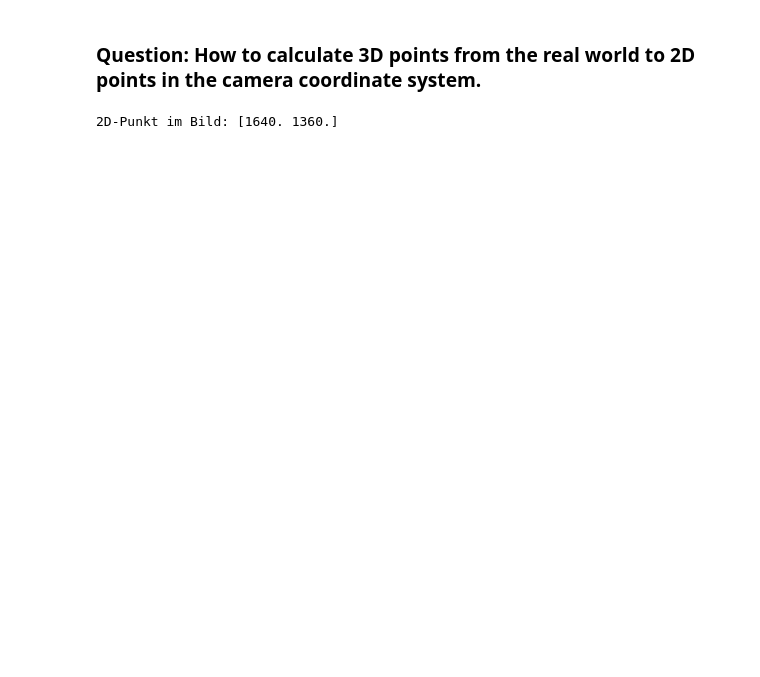
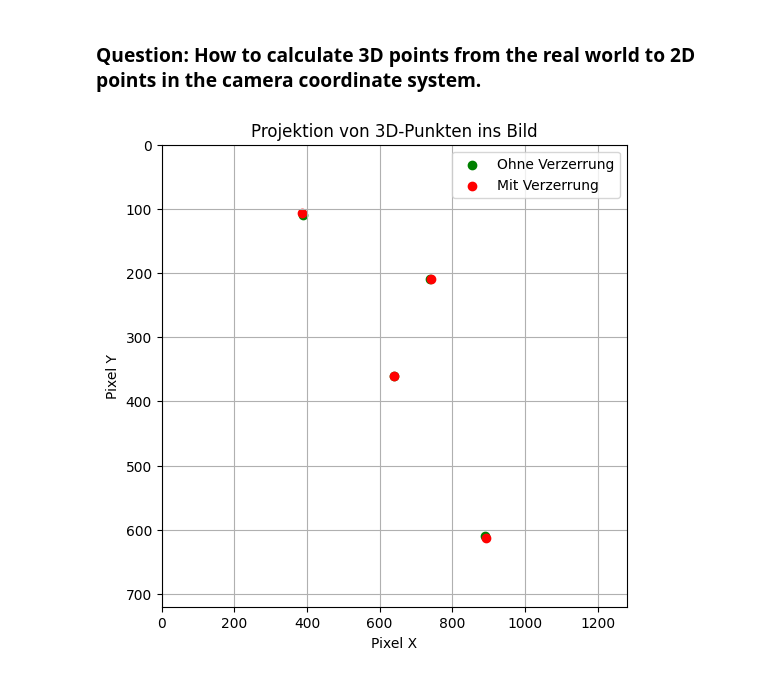
Before and after one commit to lukestairwalker/OpenCV, a Jupyter notebook: notebooks/camera_model.ipynb, the cells around one changed output. Drawn from its saved outputs; the diff is of its cells as text; code cells hidden in the pictures; blank space fills up the shorter version.

Commit message:
updated camera_model notebook

```diff
--- a/notebooks/camera_model.ipynb
+++ b/notebooks/camera_model.ipynb
@@ -67,30 +118,54 @@ Youtube Video mit Erklärung:
 </a>
 # %% [markdown]
 ### Question: How to calculate 3D points from the real world to 2D points in the camera coordinate system.
-# %%
-import cv2
-import numpy as np
-
-# Beispielwerte einer typischen Kamerakalibrierung (in Pixeln)
-# Diese Werte bekommst du normalerweise durch ein Kalibrier-Skript mit Schachbrett-Bildern
-
-# Intrinsische Kamera-Matrix
-K = np.array([
-    [1000, 0, 640],   # fx, s, cx
-    [0, 1000, 360],   # 0, fy, cy
-    [0, 0, 1]
-])
-
-# Verzerrungskoeffizienten (hier beispielhaft, wichtig für reale Kameras)
-dist_coeffs = np.array([0.1, -0.05, 0, 0, 0])
-
-# Simulierter 3D-Punkt in Kamerakoordinaten (z.B. 2 Meter vor der Kamera)
-# Diesen Vektor anpassen
-point_3D = np.array([[2, 2, 2]], dtype=np.float32)  # X, Y, Z
-
-# Projektionsfunktion von OpenCV
-image_points, _ = cv2.projectPoints(point_3D, rvec=np.zeros(3), tvec=np.zeros(3), cameraMatrix=K, distCoeffs=dist_coeffs)
-
-print("2D-Punkt im Bild:", image_points[0][0])
-# %% [output]
-2D-Punkt im Bild: [1640. 1360.]
+# %%
+import cv2
+import numpy as np
+import matplotlib.pyplot as plt
+
+# Beispielwerte einer typischen Kamerakalibrierung (in Pixeln)
+# Diese Werte bekommst du normalerweise durch ein Kalibrier-Skript mit Schachbrett-Bildern
+
+# Intrinsische Kameramatrix
+K = np.array([
+    [1000, 0, 640],
+    [0, 1000, 360],
+    [0, 0, 1]
+], dtype=np.float32)
+
+# Verzerrungskoeffizienten (hier beispielhaft, wichtig für reale Kameras)
+dist_coeffs = np.array([0.1, -0.05, 0, 0, 0], dtype=np.float32)
+
+# Mehrere 3D-Punkte vor der Kamera
+# Diese Vektoren anpassen
+points_3D = np.array([
+    [0, 0, 2],
+    [0.5, 0.5, 2],
+    [-0.5, -0.5, 2],
+    [0.2, -0.3, 2]
+], dtype=np.float32)
+
+# Keine Rotation und Translation
+rvec = np.zeros(3)
+tvec = np.zeros(3)
+
+# Projektion mit Verzerrung
+image_points_distorted, _ = cv2.projectPoints(points_3D, rvec, tvec, K, dist_coeffs)
+
+# Projektion ohne Verzerrung
+image_points_undistorted, _ = cv2.projectPoints(points_3D, rvec, tvec, K, None)
+
+# Plot
+plt.figure(figsize=(6, 6))
+plt.scatter(image_points_undistorted[:, 0, 0], image_points_undistorted[:, 0, 1], color='green', label='Ohne Verzerrung')
+plt.scatter(image_points_distorted[:, 0, 0], image_points_distorted[:, 0, 1], color='red', label='Mit Verzerrung')
+plt.xlim(0, 1280)
+plt.ylim(720, 0)
+plt.title("Projektion von 3D-Punkten ins Bild")
+plt.xlabel("Pixel X")
+plt.ylabel("Pixel Y")
+plt.legend()
+plt.grid()
+plt.show()
+# %% [output]
+[figure, added]
```
Also changed, not shown: parts of 22 cells of this notebook, 1 other file.
